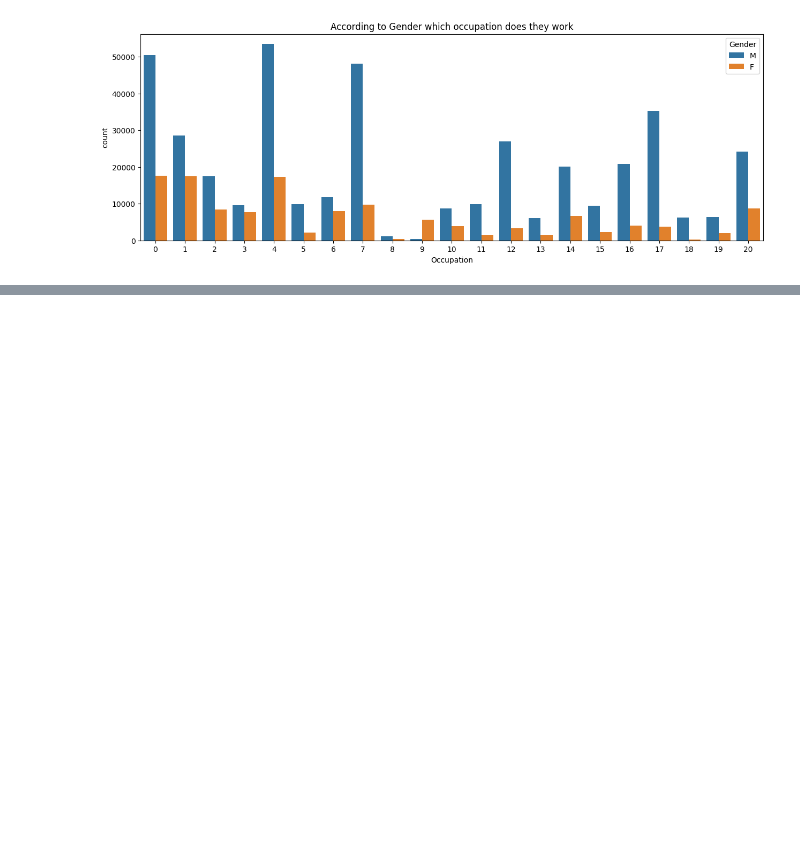
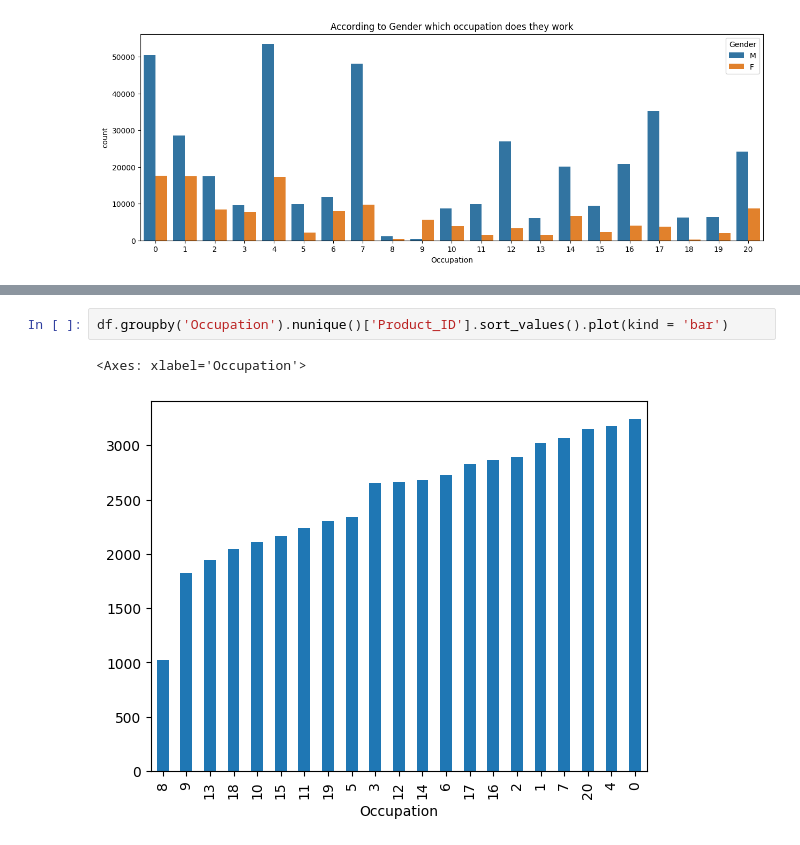
Before and after one commit to vishwajeet02/Projects, a Jupyter notebook: EDA/Black_Friday_Sales/File_Analysis.ipynb, the cells around one changed output, grey strips where cells are left out. Cells and saved outputs as stored; diff of their text form; blank space fills up the shorter version.

```diff
--- a/EDA/Black_Friday_Sales/File_Analysis.ipynb
+++ b/EDA/Black_Friday_Sales/File_Analysis.ipynb
@@ -529,0 +537,5 @@ plt.show()
+# %%
+df.groupby('Occupation').nunique()['Product_ID'].sort_values().plot(kind = 'bar')
+# %% [output]
+<Axes: xlabel='Occupation'>
+[figure, added]
```
Also changed, not shown: parts of 11 cells of this notebook.
